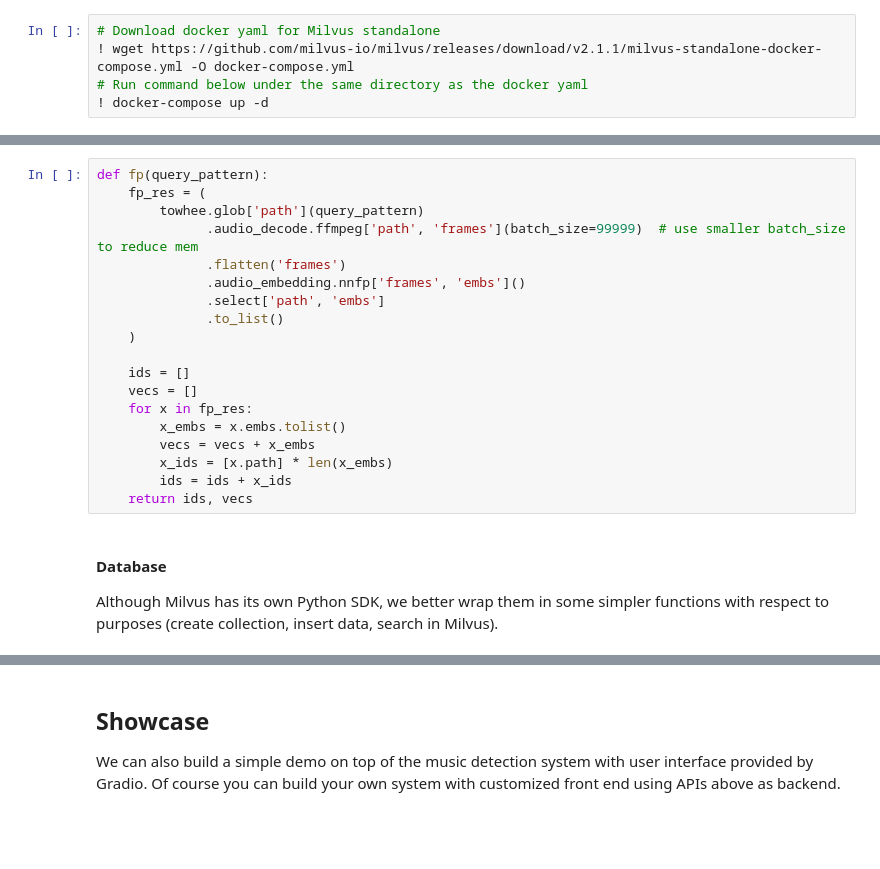
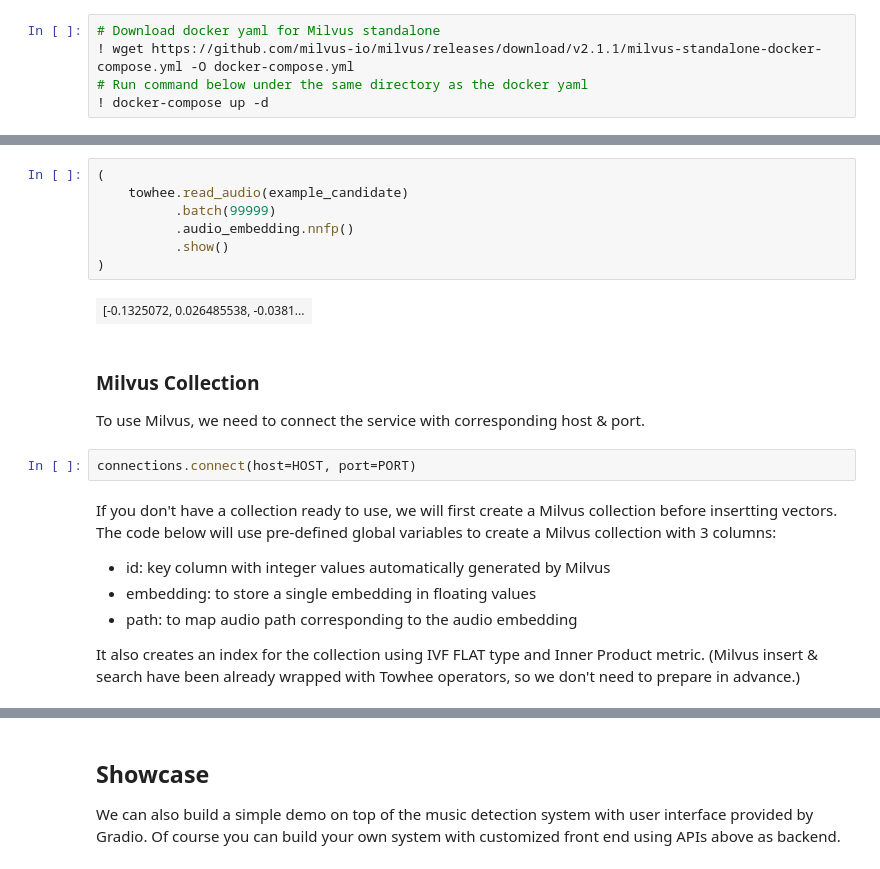
Before and after one commit to towhee-io/examples, a Jupyter notebook: audio/audio_fingerprint/audio_fingerprint_beginner.ipynb, the cells around one changed output, grey strips where cells are left out. Drawn from its saved outputs; the diff is of its cells as text; blank space fills up the shorter version.

```diff
--- a/audio/audio_fingerprint/audio_fingerprint_beginner.ipynb
+++ b/audio/audio_fingerprint/audio_fingerprint_beginner.ipynb
@@ -120,24 +127,24 @@ In this tutorial, we select the Towhee operator [`audio_embedding.nnfp`](https:/
 # %%
-def fp(query_pattern):
-    fp_res = (
-        towhee.glob['path'](query_pattern)
-              .audio_decode.ffmpeg['path', 'frames'](batch_size=99999)  # use smaller batch_size to reduce mem
-              .flatten('frames')
-              .audio_embedding.nnfp['frames', 'embs']()
-              .select['path', 'embs']
-              .to_list()
-    )
-
-    ids = []
-    vecs = []
-    for x in fp_res:
-        x_embs = x.embs.tolist()
-        vecs = vecs + x_embs
-        x_ids = [x.path] * len(x_embs)
-        ids = ids + x_ids
-    return ids, vecs
+(
+    towhee.read_audio(example_candidate)
+          .batch(99999)
+          .audio_embedding.nnfp()
+          .show()
+)
+# %% [output]
+| [-0.1325072, 0.026485538, -0.0381... |
 # %% [markdown]
-#### Database
+### Milvus Collection
 
-Although Milvus has its own Python SDK, we better wrap them in some simpler functions with respect to purposes (create collection, insert data, search in Milvus).
+To use Milvus, we need to connect the service with corresponding host & port.
+# %%
+connections.connect(host=HOST, port=PORT)
+# %% [markdown]
+If you don't have a collection ready to use, we will first create a Milvus collection before insertting vectors. The code below will use pre-defined global variables to create a Milvus collection with 3 columns:
+
+- id: key column with integer values automatically generated by Milvus
+- embedding: to store a single embedding in floating values
+- path: to map audio path corresponding to the audio embedding
+
+It also creates an index for the collection using IVF FLAT type and Inner Product metric. (Milvus insert & search have been already wrapped with Towhee operators, so we don't need to prepare in advance.)
 # %%
```
Also changed, not shown: parts of 18 cells of this notebook, 1 other file.
